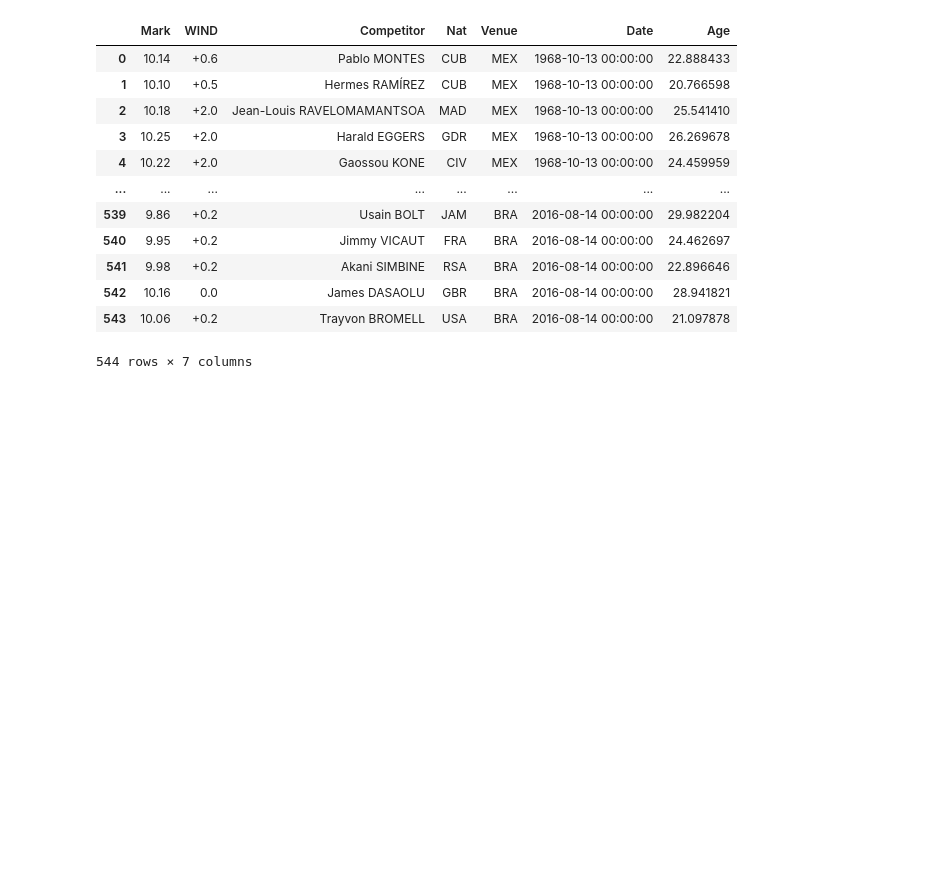
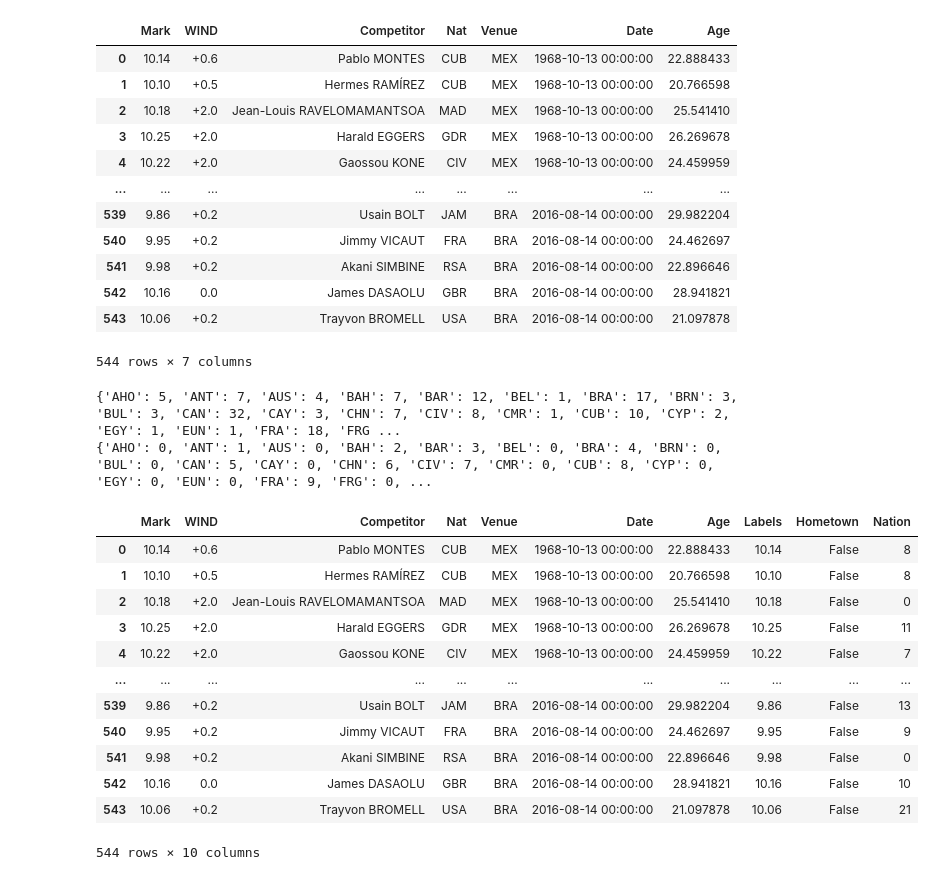
Before and after one commit to ailuropodaWu/NYCU-AI-Capstone, a Jupyter notebook: Project1/preprocess.ipynb, the cells around one changed output. Drawn from its saved outputs; the diff is of its cells as text; code cells hidden in the pictures; blank space fills up the shorter version.

```diff
--- a/Project1/preprocess.ipynb
+++ b/Project1/preprocess.ipynb
@@ -106,3 +106,37 @@ raw_data
 | 542 | 10.16 | 0.0 | James DASAOLU | GBR | BRA | 2016-08-14 00:00:00 | 28.941821 |
 | 543 | 10.06 | +0.2 | Trayvon BROMELL | USA | BRA | 2016-08-14 00:00:00 | 21.097878 |
 544 rows × 7 columns
+# %%
+raw_data['Labels'] = raw_data['Mark']
+hometown = raw_data['Venue'] == raw_data['Nat']
+raw_data['Hometown'] = hometown
+nation_cnt = dict(raw_data.groupby(by=['Nat']).count()['Mark'])
+nation_list = {}
+nation_index = 1
+print(nation_cnt)
+for k, i in nation_cnt.items():
+    if i <= 5:
+        nation_list[k] = 0
+    else:
+        nation_list[k] = nation_index
+        nation_index += 1
+print(nation_list)
+
+raw_data['Nation'] = raw_data['Nat'].apply(lambda x: nation_list[x])
+raw_data
+# %% [output]
+{'AHO': 5, 'ANT': 7, 'AUS': 4, 'BAH': 7, 'BAR': 12, 'BEL': 1, 'BRA': 17, 'BRN': 3, 'BUL': 3, 'CAN': 32, 'CAY': 3, 'CHN': 7, 'CIV': 8, 'CMR': 1, 'CUB': 10, 'CYP': 2, 'EGY': 1, 'EUN': 1, 'FRA': 18, 'FRG ...
+{'AHO': 0, 'ANT': 1, 'AUS': 0, 'BAH': 2, 'BAR': 3, 'BEL': 0, 'BRA': 4, 'BRN': 0, 'BUL': 0, 'CAN': 5, 'CAY': 0, 'CHN': 6, 'CIV': 7, 'CMR': 0, 'CUB': 8, 'CYP': 0, 'EGY': 0, 'EUN': 0, 'FRA': 9, 'FRG': 0, ...
+|  | Mark | WIND | Competitor | Nat | Venue | Date | Age | Labels | Hometown | Nation |
+| 0 | 10.14 | +0.6 | Pablo MONTES | CUB | MEX | 1968-10-13 00:00:00 | 22.888433 | 10.14 | False | 8 |
+| 1 | 10.10 | +0.5 | Hermes RAMÍREZ | CUB | MEX | 1968-10-13 00:00:00 | 20.766598 | 10.10 | False | 8 |
+| 2 | 10.18 | +2.0 | Jean-Louis RAVELOMAMANTSOA | MAD | MEX | 1968-10-13 00:00:00 | 25.541410 | 10.18 | False | 0 |
+| 3 | 10.25 | +2.0 | Harald EGGERS | GDR | MEX | 1968-10-13 00:00:00 | 26.269678 | 10.25 | False | 11 |
+| 4 | 10.22 | +2.0 | Gaossou KONE | CIV | MEX | 1968-10-13 00:00:00 | 24.459959 | 10.22 | False | 7 |
+| ... | ... | ... | ... | ... | ... | ... | ... | ... | ... | ... |
+| 539 | 9.86 | +0.2 | Usain BOLT | JAM | BRA | 2016-08-14 00:00:00 | 29.982204 | 9.86 | False | 13 |
+| 540 | 9.95 | +0.2 | Jimmy VICAUT | FRA | BRA | 2016-08-14 00:00:00 | 24.462697 | 9.95 | False | 9 |
+| 541 | 9.98 | +0.2 | Akani SIMBINE | RSA | BRA | 2016-08-14 00:00:00 | 22.896646 | 9.98 | False | 0 |
+| 542 | 10.16 | 0.0 | James DASAOLU | GBR | BRA | 2016-08-14 00:00:00 | 28.941821 | 10.16 | False | 10 |
+| 543 | 10.06 | +0.2 | Trayvon BROMELL | USA | BRA | 2016-08-14 00:00:00 | 21.097878 | 10.06 | False | 21 |
+544 rows × 10 columns
```
